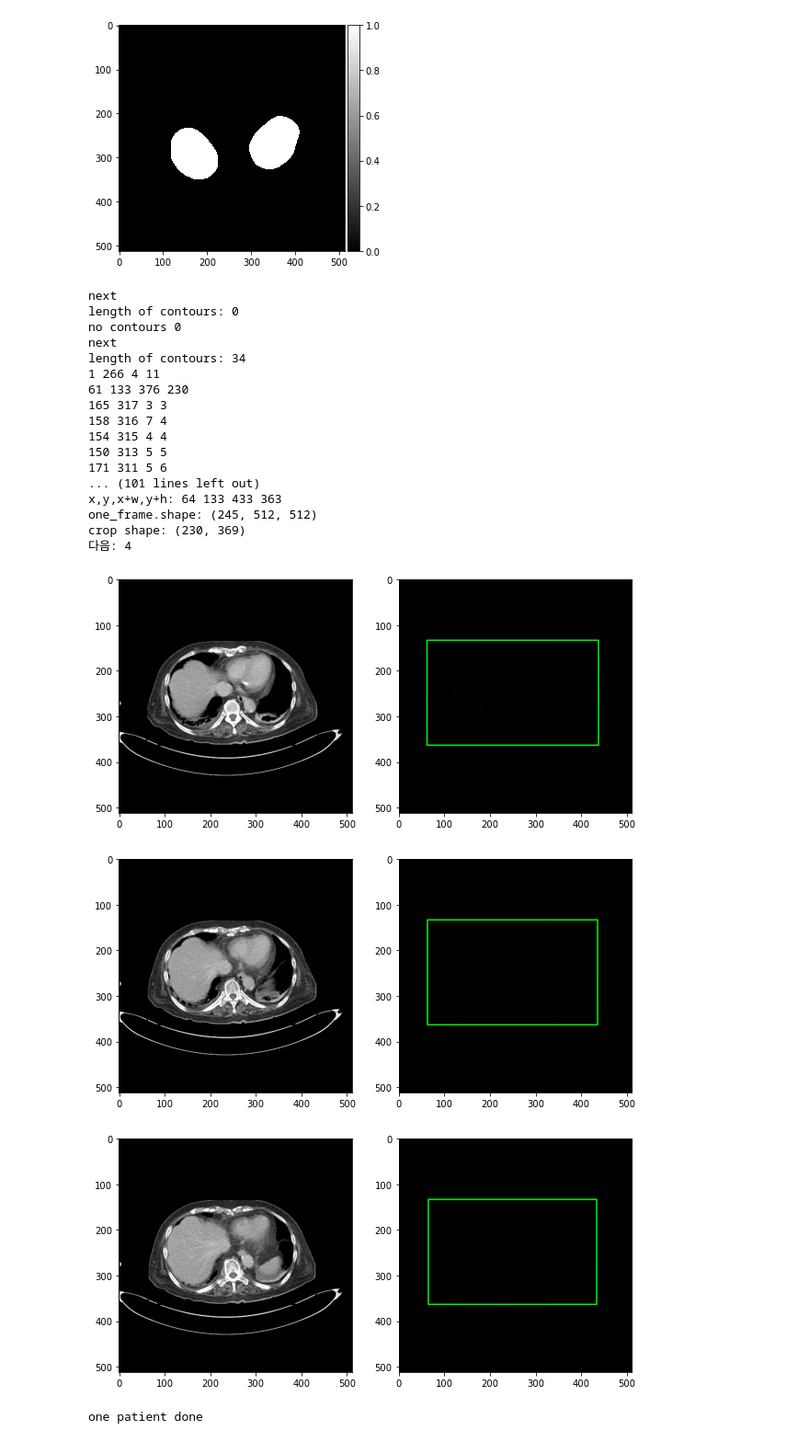
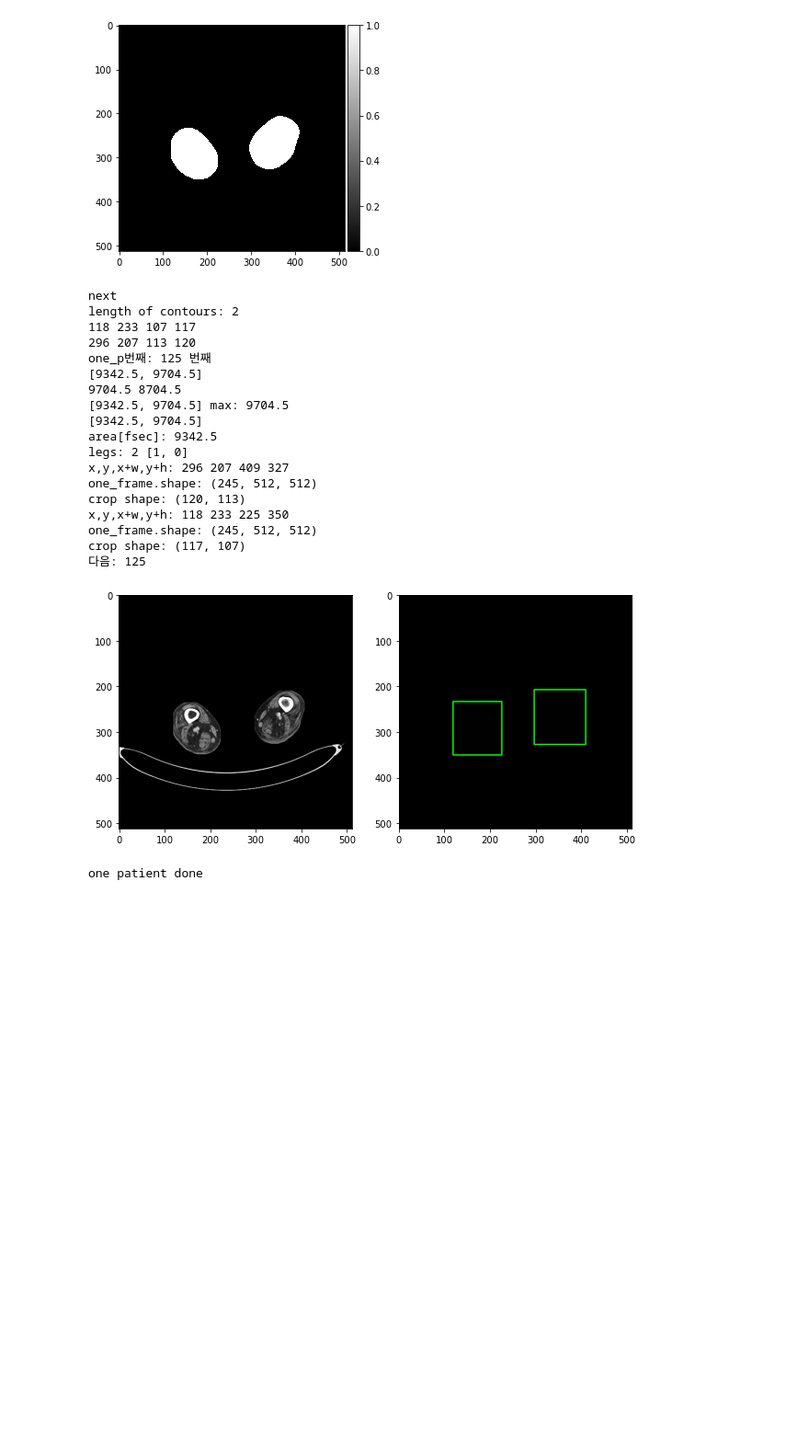
Before and after one commit to Jaewon-Seo97/DVT_detection, a Jupyter notebook: code/cv2_find_legs.ipynb, the cells around one changed output. Shown at 92% size. Cells and saved outputs as stored; diff of their text form; code cells hidden in the pictures; blank space fills up the shorter version.

```diff
--- a/code/cv2_find_legs.ipynb
+++ b/code/cv2_find_legs.ipynb
@@ -189,7 +192,7 @@ i=0
 # for one_p in range(len(hole)):
 # for one_p in range(200,201):
 # i=0
-for one_p in range(4):
+for one_p in range(125,126):
     print('next')
     img = hole[one_p]
     gray = np.uint8(img)
@@ -255,51 +258,50 @@ for one_p in range(4):
         print('check!', len(legs))
 #         io.imsave('../data/try5/test'+'/'+ img_names[one_p]+str(tc)+'.png', one_frame[one_p])
 ##################legs 개수로 저장경로 바꾸기
     else:
         for tc in range(len(legs)):
             x, y, w, h = cv2.boundingRect(contours[legs[tc]])
             cv2.rectangle(one_frame[one_p],(x,y),(x+w,y+h), (0, 255, 0), 2)
             cv2.rectangle(img2,(x,y),(x+w,y+h), (0, 255, 0), 2)
             print('x,y,x+w,y+h:',x,y, x+w, y+h)
             crop_img = np.zeros([w,h], dtype=np.uint8)
             crop_img= one_frame[one_p,y:y+h,x:x+w]
             print('one_frame.shape:', one_frame.shape)
             print('crop shape:', crop_img.shape)
             io.imsave('../data/try5/test'+'/'+ img_names[one_p]+'_'+str(tc)+'.png', crop_img)
         print('다음:',one_p+i)
 
 
 
 
 
     plt.figure(figsize=(10,10))
 # #     print('number:', match_int[oi])
     plt.subplot(1,2,1)
     plt.imshow(one_frame[one_p], cmap='gray')
 
     plt.subplot(1,2,2)
     plt.imshow(img2, cmap='gray')
 # %% [output]
 next
-length of contours: 0
-no contours 0
-next
-length of contours: 34
-1 266 4 11
-61 133 376 230
-165 317 3 3
-158 316 7 4
-154 315 4 4
-150 313 5 5
-171 311 5 6
-... (101 lines left out)
-x,y,x+w,y+h: 64 133 433 363
+length of contours: 2
+118 233 107 117
+296 207 113 120
+one_p번째: 125 번째
+[9342.5, 9704.5]
+9704.5 8704.5
+[9342.5, 9704.5] max: 9704.5
+[9342.5, 9704.5]
+area[fsec]: 9342.5
+legs: 2 [1, 0]
+x,y,x+w,y+h: 296 207 409 327
 one_frame.shape: (245, 512, 512)
-crop shape: (230, 369)
-다음: 4
+crop shape: (120, 113)
+x,y,x+w,y+h: 118 233 225 350
+one_frame.shape: (245, 512, 512)
+crop shape: (117, 107)
+다음: 125
-[figure, old version]
+[figure, new version]
-[figure, removed]
-[figure, removed]
 # %%
 ###############one patient test
 for one_p in range(len(hole)):
```
Also changed, not shown: parts of 10 cells of this notebook.
